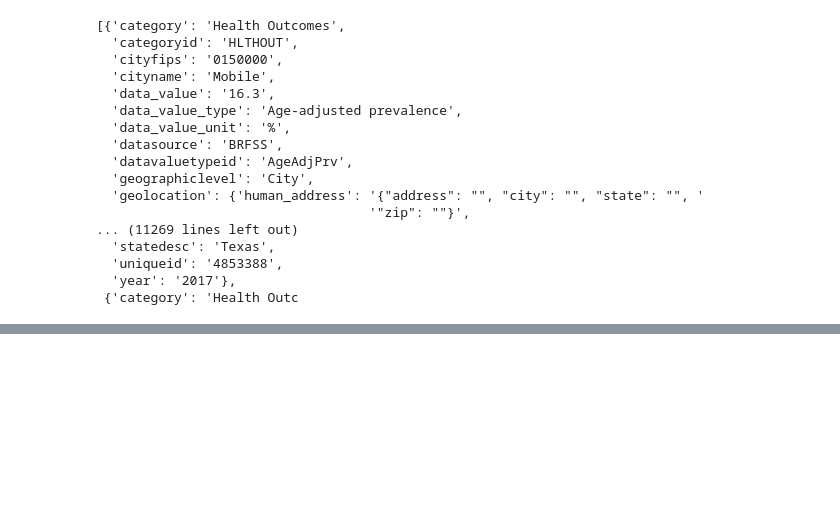
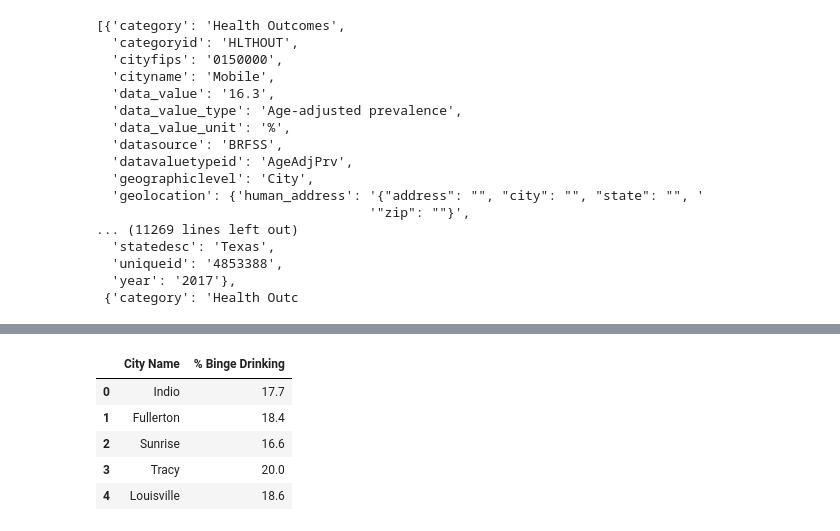
Before and after one commit to LanNguyen135/Group2, a Jupyter notebook: Alice.ipynb, the cells around one changed output, grey strips where cells are left out. Drawn from its saved outputs; the diff is of its cells as text; code cells hidden in the pictures; blank space fills up the shorter version.

```diff
--- a/Alice.ipynb
+++ b/Alice.ipynb
@@ -94,0 +129,13 @@ mental_df.head()
+# %%
+for x in range(len(drinking_data)):
+    drinking_df.loc[x,'City Name'] = drinking_data[x]['cityname']
+    drinking_df.loc[x, '% Binge Drinking'] = drinking_data[x]['data_value']
+
+drinking_df.head()
+# %% [output]
+|  | City Name | % Binge Drinking |
+| 0 | Indio | 17.7 |
+| 1 | Fullerton | 18.4 |
+| 2 | Sunrise | 16.6 |
+| 3 | Tracy | 20.0 |
+| 4 | Louisville | 18.6 |
```
Also changed, not shown: parts of 5 cells of this notebook.
